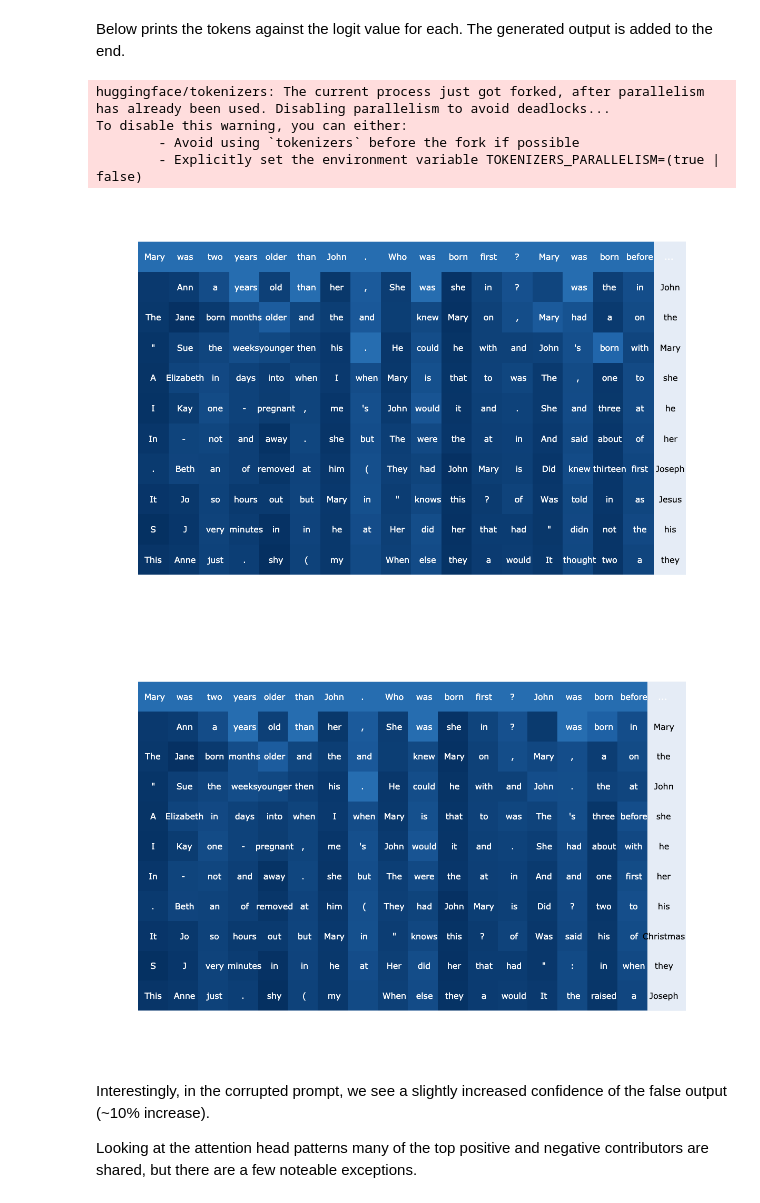
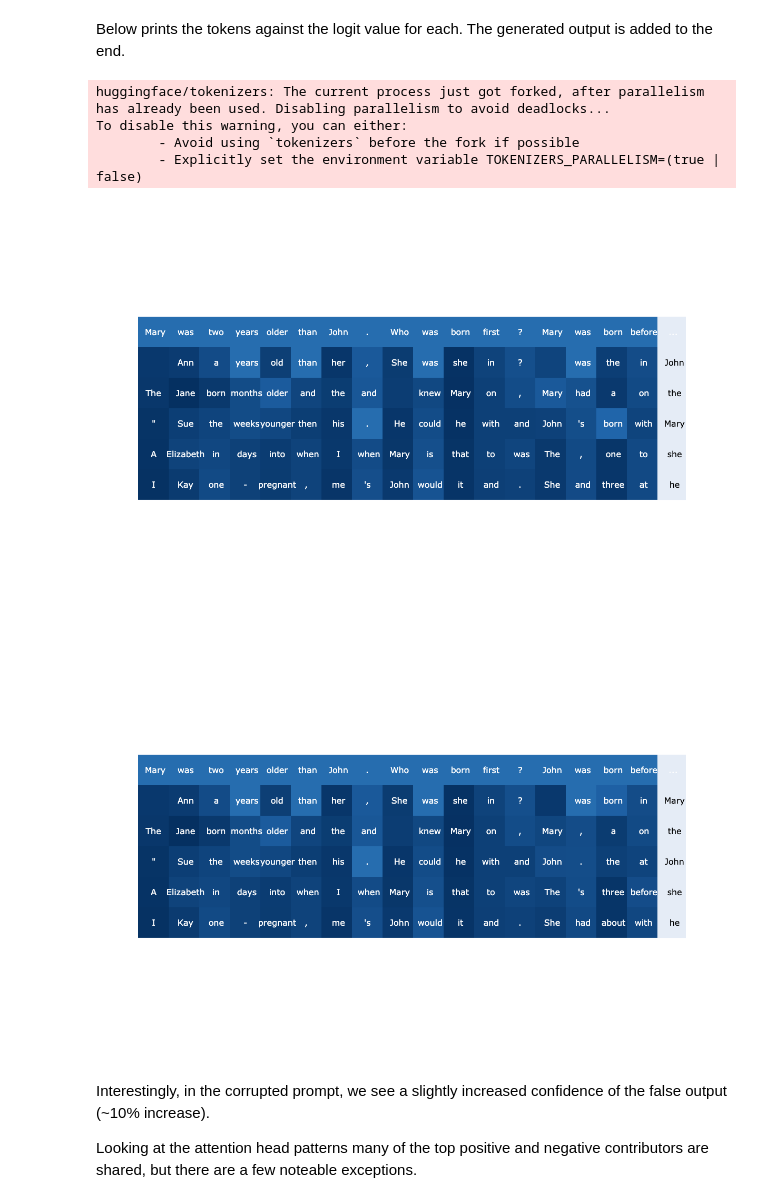
Before and after one commit to layterz/experiments, a Jupyter notebook: notebooks/misdirection.ipynb, the cells around one changed output. Saved outputs shown, nothing was run; the diff lists cells and outputs as text; code cells hidden in the pictures.

```diff
--- a/notebooks/misdirection.ipynb
+++ b/notebooks/misdirection.ipynb
@@ -331,25 +77,22 @@ len(prompts), len(corrupted_prompts), prompts[0], corrupted_prompts[0]
   (' John', ' Mary')))
 # %%
 model.remove_all_hook_fns()
-_, cache = model.run_with_cache([p for p, _ in prompts])
-cache.prompts = prompts
-
-_, corrupted_cache = model.run_with_cache([p for p, _ in corrupted_prompts])
-corrupted_cache.prompts = corrupted_prompts
+cache = run_prompts(model, *[p for p, _ in prompts])
+corrupted_cache = run_prompts(model, *[p for p, _ in corrupted_prompts])
 # %% [markdown]
 Below prints the tokens against the logit value for each. The generated output is added to the end.
 # %%
-print_max_logits(cache, k=10)
+print_max_logits(cache, k=5)
 # %% [output]
 huggingface/tokenizers: The current process just got forked, after parallelism has already been used. Disabling parallelism to avoid deadlocks...
 To disable this warning, you can either:
         - Avoid using `tokenizers` before the fork if possible
         - Explicitly set the environment variable TOKENIZERS_PARALLELISM=(true | false)
-[figure, old version]
+[figure, new version]
 # %%
-print_max_logits(corrupted_cache, k=10)
+print_max_logits(corrupted_cache, k=5)
 # %% [output]
-[figure, old version]
+[figure, new version]
 # %% [markdown]
 Interestingly, in the corrupted prompt, we see a slightly increased confidence of the false output (~10% increase).
 
```
Also changed, not shown: parts of 34 cells of this notebook, 1 other file.
